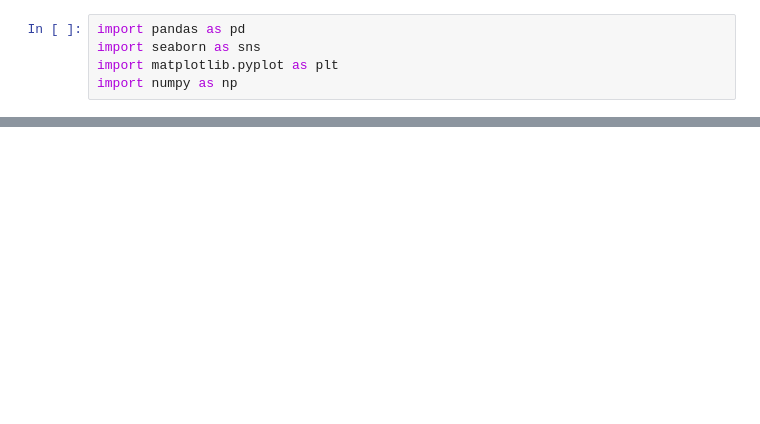
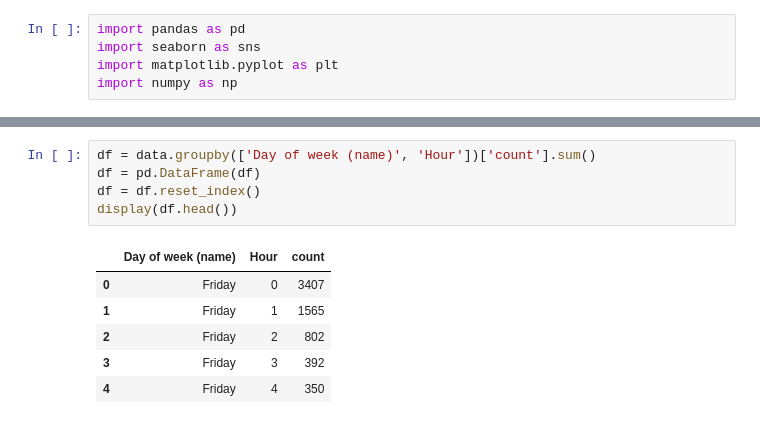
Before and after one commit to bastienchabal/GLO-4027, a Jupyter notebook: knime/heatmap/WIP.ipynb, the cells around one changed output, grey strips where cells are left out. Drawn from its saved outputs; the diff is of its cells as text; blank space fills up the shorter version.

```diff
--- a/knime/heatmap/WIP.ipynb
+++ b/knime/heatmap/WIP.ipynb
@@ -28,0 +36,12 @@ dir(data)
+# %%
+df = data.groupby(['Day of week (name)', 'Hour'])['count'].sum()
+df = pd.DataFrame(df)
+df = df.reset_index()
+display(df.head())
+# %% [output]
+|  | Day of week (name) | Hour | count |
+| 0 | Friday | 0 | 3407 |
+| 1 | Friday | 1 | 1565 |
+| 2 | Friday | 2 | 802 |
+| 3 | Friday | 3 | 392 |
+| 4 | Friday | 4 | 350 |
```
Also changed, not shown: parts of 4 cells of this notebook, 1 other file.
